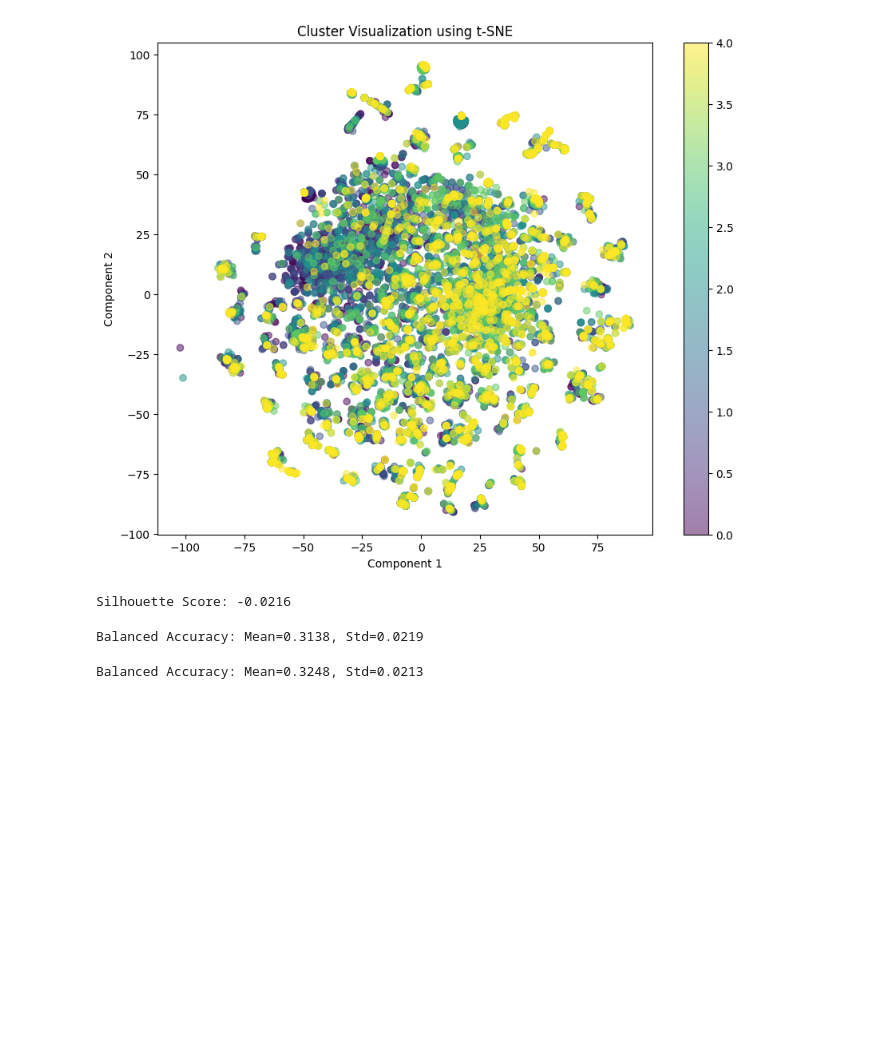
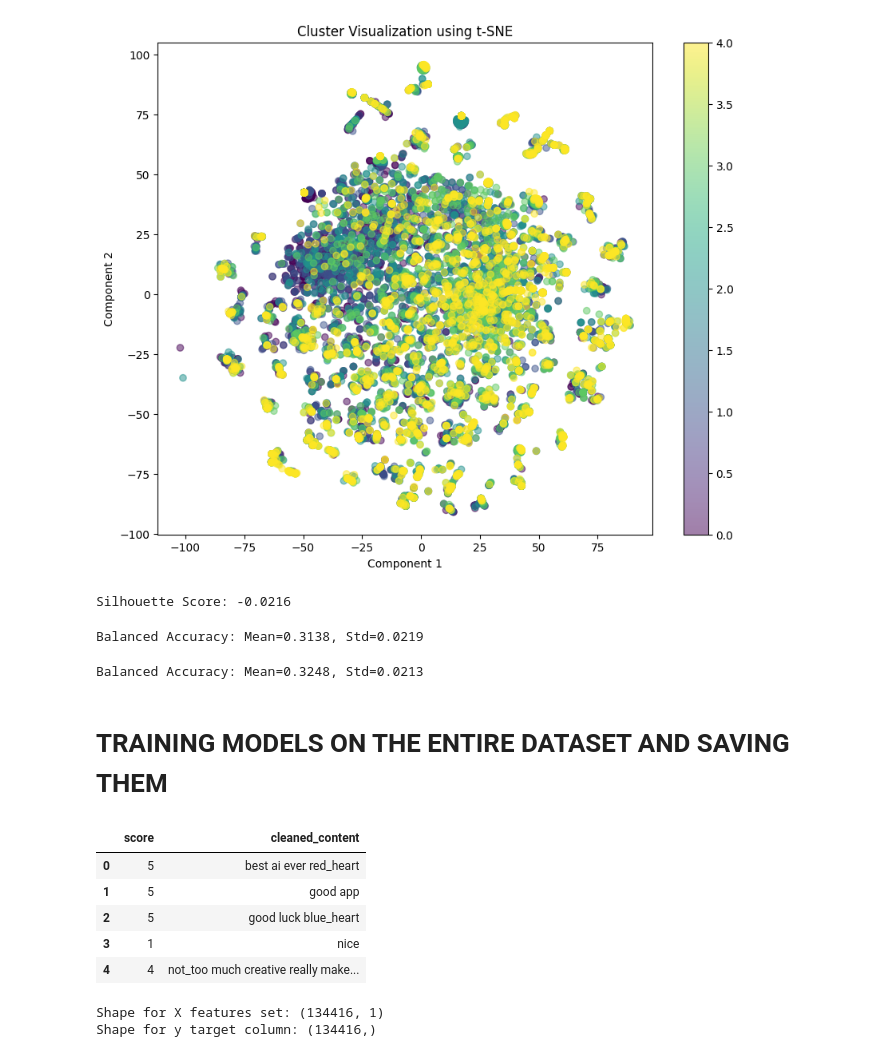
Before and after one commit to Silvano315/NLP-for-ChatGPT-Reviews, a Jupyter notebook: ML_prediction.ipynb, the cells around one changed output. Cells and saved outputs as stored; diff of their text form; code cells hidden in the pictures; blank space fills up the shorter version.

```diff
--- a/ML_prediction.ipynb
+++ b/ML_prediction.ipynb
@@ -376,3 +376,29 @@ scores = cross_val_score(model, X_res_rand, y_res_rand, cv=10, scoring='balanced
 print(f'Balanced Accuracy: Mean={scores.mean():.4f}, Std={scores.std():.4f}')
 # %% [output]
 Balanced Accuracy: Mean=0.3248, Std=0.0213
+# %% [markdown]
+# TRAINING MODELS ON THE ENTIRE DATASET AND SAVING THEM
+# %%
+# Load Cleaned df
+
+df_processed = pd.read_csv('Preprocessed_Data/Preprocessed_Content.csv')
+df_processed = df_processed[['score', 'cleaned_content']]
+df_processed.head()
+# %% [output]
+|  | score | cleaned_content |
+| 0 | 5 | best ai ever red_heart |
+| 1 | 5 | good app |
+| 2 | 5 | good luck blue_heart |
+| 3 | 1 | nice |
+| 4 | 4 | not_too much creative really make... |
+# %%
+# Split df
+
+X = df_processed.drop(columns=['score'])
+y = df_processed['score'] - 1     # Mapping target column from [1,2,3,4,5] to [0,1,2,3,4]
+
+print(f'Shape for X features set: {X.shape}')
+print(f'Shape for y target column: {y.shape}')
+# %% [output]
+Shape for X features set: (134416, 1)
+Shape for y target column: (134416,)
```
Also changed, not shown: parts of 1 cell of this notebook, 1 other file.
